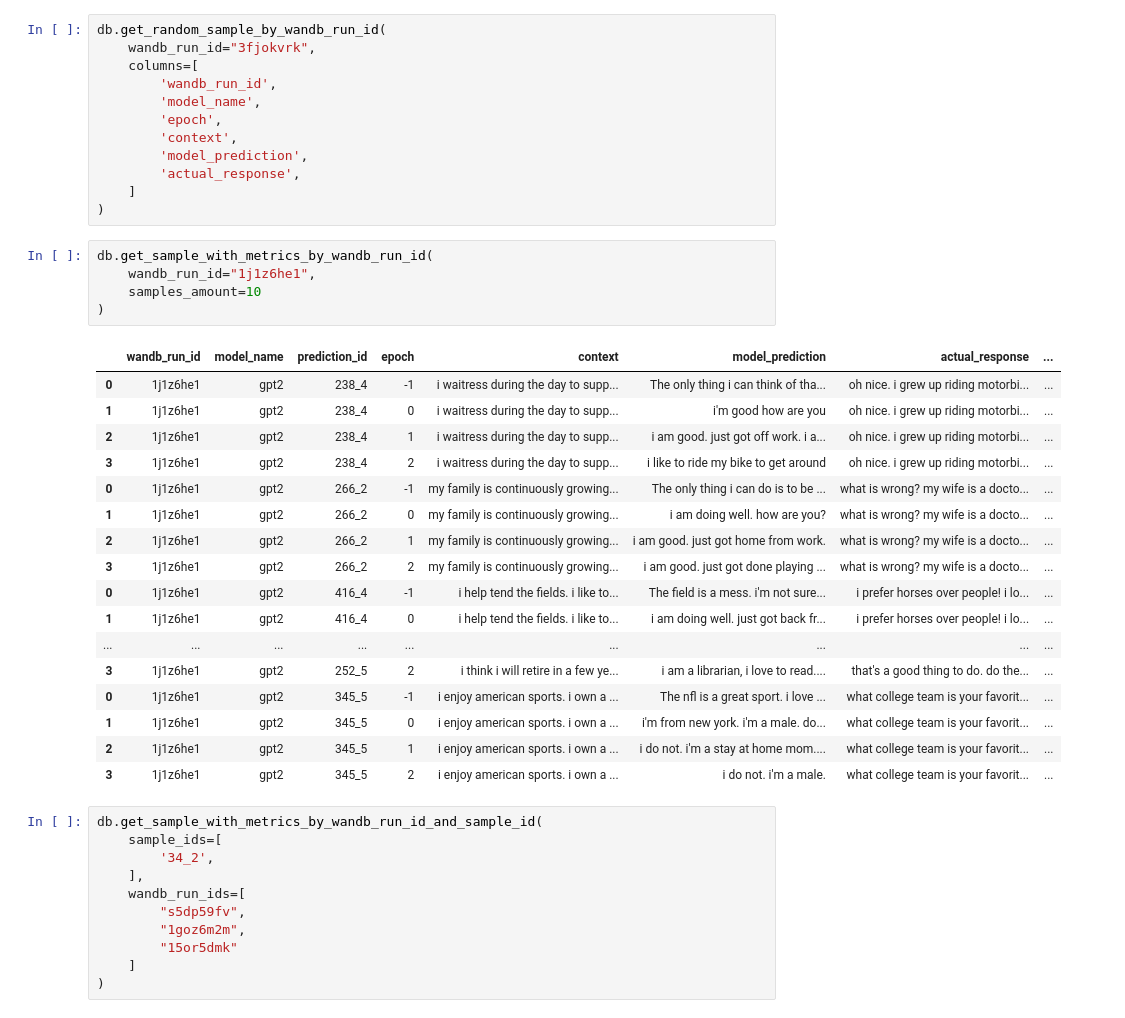
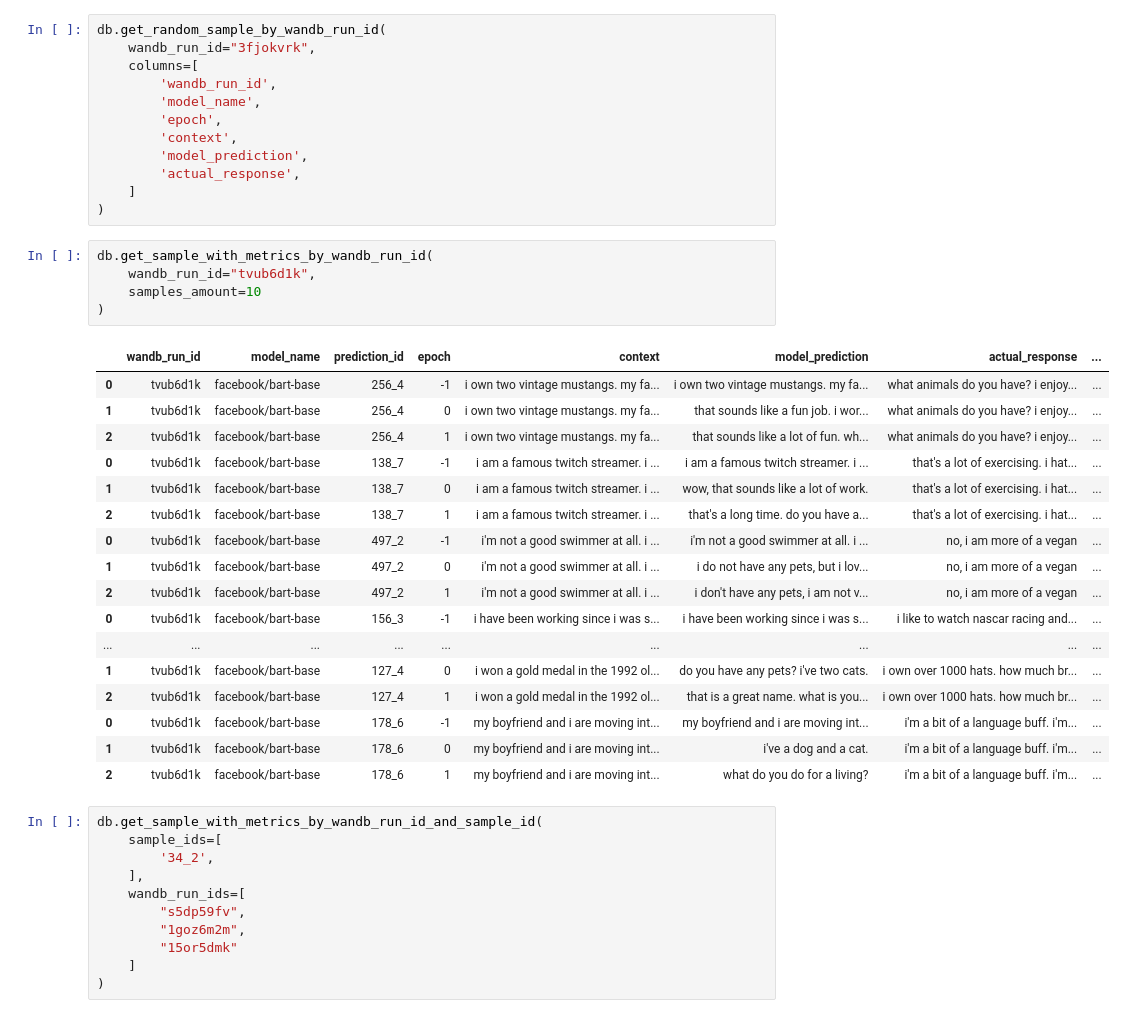
Before and after one commit to dmitrymailk/persona_bot, a Jupyter notebook: dimweb_persona_bot/database_logger/database-sandbox.ipynb, the cells around one changed output. Drawn from its saved outputs; the diff is of its cells as text.

```diff
--- a/dimweb_persona_bot/database_logger/database-sandbox.ipynb
+++ b/dimweb_persona_bot/database_logger/database-sandbox.ipynb
@@ -58,27 +58,27 @@ db.get_random_sample_by_wandb_run_id(
 )
 # %%
 db.get_sample_with_metrics_by_wandb_run_id(
-	wandb_run_id="1j1z6he1",
+	wandb_run_id="tvub6d1k",
  	samples_amount=10
 )
 # %% [output]
 |  | wandb_run_id | model_name | prediction_id | epoch | context | model_prediction | actual_response | ... |
-| 0 | 1j1z6he1 | gpt2 | 238_4 | -1 | i waitress during the day to supp... | The only thing i can think of tha... | oh nice. i grew up riding motorbi... | ... |
-| 1 | 1j1z6he1 | gpt2 | 238_4 | 0 | i waitress during the day to supp... | i'm good how are you | oh nice. i grew up riding motorbi... | ... |
-| 2 | 1j1z6he1 | gpt2 | 238_4 | 1 | i waitress during the day to supp... | i am good. just got off work. i a... | oh nice. i grew up riding motorbi... | ... |
-| 3 | 1j1z6he1 | gpt2 | 238_4 | 2 | i waitress during the day to supp... | i like to ride my bike to get around | oh nice. i grew up riding motorbi... | ... |
-| 0 | 1j1z6he1 | gpt2 | 266_2 | -1 | my family is continuously growing... | The only thing i can do is to be ... | what is wrong? my wife is a docto... | ... |
-| 1 | 1j1z6he1 | gpt2 | 266_2 | 0 | my family is continuously growing... | i am doing well. how are you? | what is wrong? my wife is a docto... | ... |
-| 2 | 1j1z6he1 | gpt2 | 266_2 | 1 | my family is continuously growing... | i am good. just got home from work. | what is wrong? my wife is a docto... | ... |
-| 3 | 1j1z6he1 | gpt2 | 266_2 | 2 | my family is continuously growing... | i am good. just got done playing ... | what is wrong? my wife is a docto... | ... |
-| 0 | 1j1z6he1 | gpt2 | 416_4 | -1 | i help tend the fields. i like to... | The field is a mess. i'm not sure... | i prefer horses over people! i lo... | ... |
-| 1 | 1j1z6he1 | gpt2 | 416_4 | 0 | i help tend the fields. i like to... | i am doing well. just got back fr... | i prefer horses over people! i lo... | ... |
+| 0 | tvub6d1k | facebook/bart-base | 256_4 | -1 | i own two vintage mustangs. my fa... | i own two vintage mustangs. my fa... | what animals do you have? i enjoy... | ... |
+| 1 | tvub6d1k | facebook/bart-base | 256_4 | 0 | i own two vintage mustangs. my fa... | that sounds like a fun job. i wor... | what animals do you have? i enjoy... | ... |
+| 2 | tvub6d1k | facebook/bart-base | 256_4 | 1 | i own two vintage mustangs. my fa... | that sounds like a lot of fun. wh... | what animals do you have? i enjoy... | ... |
+| 0 | tvub6d1k | facebook/bart-base | 138_7 | -1 | i am a famous twitch streamer. i ... | i am a famous twitch streamer. i ... | that's a lot of exercising. i hat... | ... |
+| 1 | tvub6d1k | facebook/bart-base | 138_7 | 0 | i am a famous twitch streamer. i ... | wow, that sounds like a lot of work. | that's a lot of exercising. i hat... | ... |
+| 2 | tvub6d1k | facebook/bart-base | 138_7 | 1 | i am a famous twitch streamer. i ... | that's a long time. do you have a... | that's a lot of exercising. i hat... | ... |
+| 0 | tvub6d1k | facebook/bart-base | 497_2 | -1 | i'm not a good swimmer at all. i ... | i'm not a good swimmer at all. i ... | no, i am more of a vegan | ... |
+| 1 | tvub6d1k | facebook/bart-base | 497_2 | 0 | i'm not a good swimmer at all. i ... | i do not have any pets, but i lov... | no, i am more of a vegan | ... |
+| 2 | tvub6d1k | facebook/bart-base | 497_2 | 1 | i'm not a good swimmer at all. i ... | i don't have any pets, i am not v... | no, i am more of a vegan | ... |
+| 0 | tvub6d1k | facebook/bart-base | 156_3 | -1 | i have been working since i was s... | i have been working since i was s... | i like to watch nascar racing and... | ... |
 | ... | ... | ... | ... | ... | ... | ... | ... | ... |
-| 3 | 1j1z6he1 | gpt2 | 252_5 | 2 | i think i will retire in a few ye... | i am a librarian, i love to read.... | that's a good thing to do. do the... | ... |
-| 0 | 1j1z6he1 | gpt2 | 345_5 | -1 | i enjoy american sports. i own a ... | The nfl is a great sport. i love ... | what college team is your favorit... | ... |
-| 1 | 1j1z6he1 | gpt2 | 345_5 | 0 | i enjoy american sports. i own a ... | i'm from new york. i'm a male. do... | what college team is your favorit... | ... |
-| 2 | 1j1z6he1 | gpt2 | 345_5 | 1 | i enjoy american sports. i own a ... | i do not. i'm a stay at home mom.... | what college team is your favorit... | ... |
-| 3 | 1j1z6he1 | gpt2 | 345_5 | 2 | i enjoy american sports. i own a ... | i do not. i'm a male. | what college team is your favorit... | ... |
+| 1 | tvub6d1k | facebook/bart-base | 127_4 | 0 | i won a gold medal in the 1992 ol... | do you have any pets? i've two cats. | i own over 1000 hats. how much br... | ... |
+| 2 | tvub6d1k | facebook/bart-base | 127_4 | 1 | i won a gold medal in the 1992 ol... | that is a great name. what is you... | i own over 1000 hats. how much br... | ... |
+| 0 | tvub6d1k | facebook/bart-base | 178_6 | -1 | my boyfriend and i are moving int... | my boyfriend and i are moving int... | i'm a bit of a language buff. i'm... | ... |
+| 1 | tvub6d1k | facebook/bart-base | 178_6 | 0 | my boyfriend and i are moving int... | i've a dog and a cat. | i'm a bit of a language buff. i'm... | ... |
+| 2 | tvub6d1k | facebook/bart-base | 178_6 | 1 | my boyfriend and i are moving int... | what do you do for a living? | i'm a bit of a language buff. i'm... | ... |
 # %%
 db.get_sample_with_metrics_by_wandb_run_id_and_sample_id(
 	sample_ids=[
```
Also changed, not shown: 11 other files.
